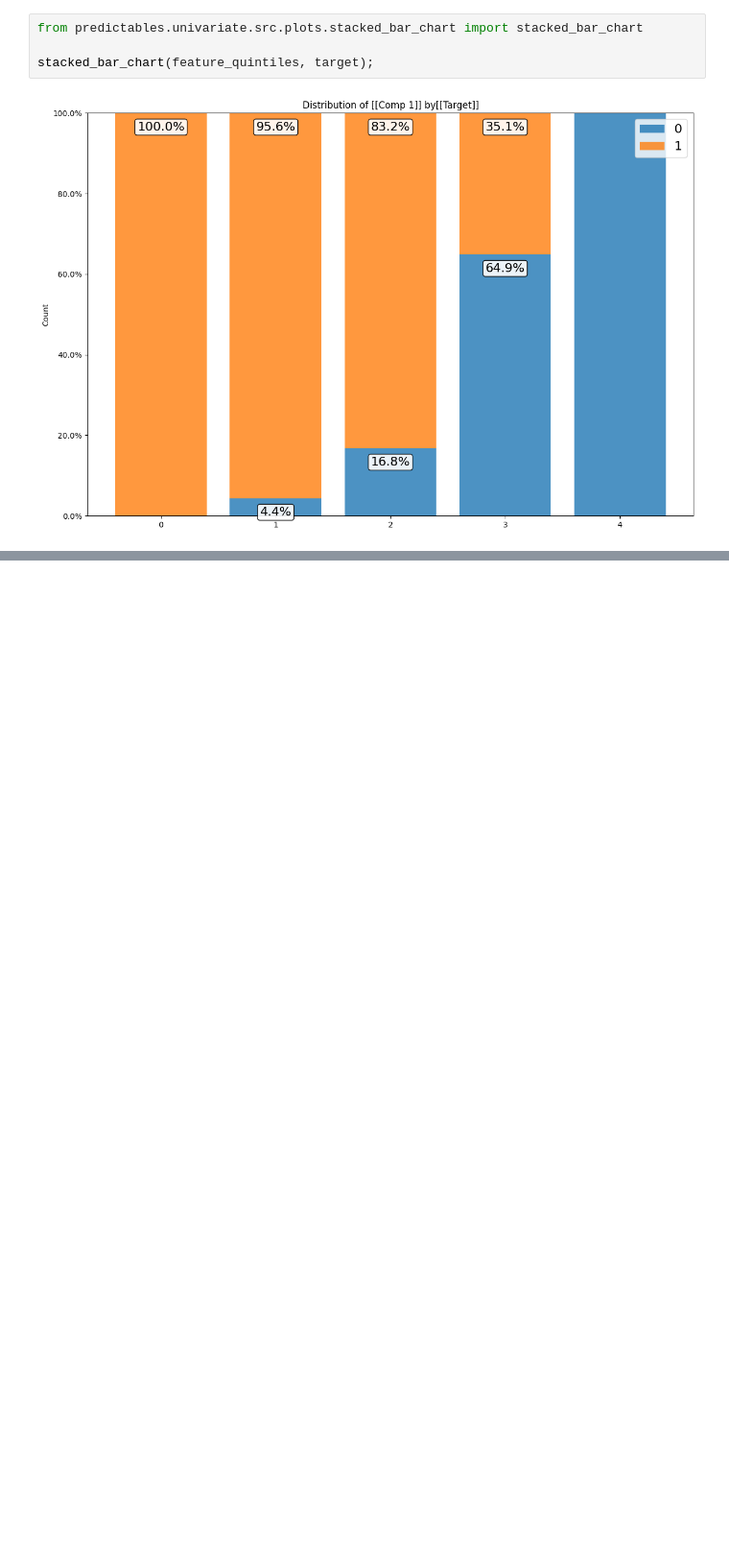
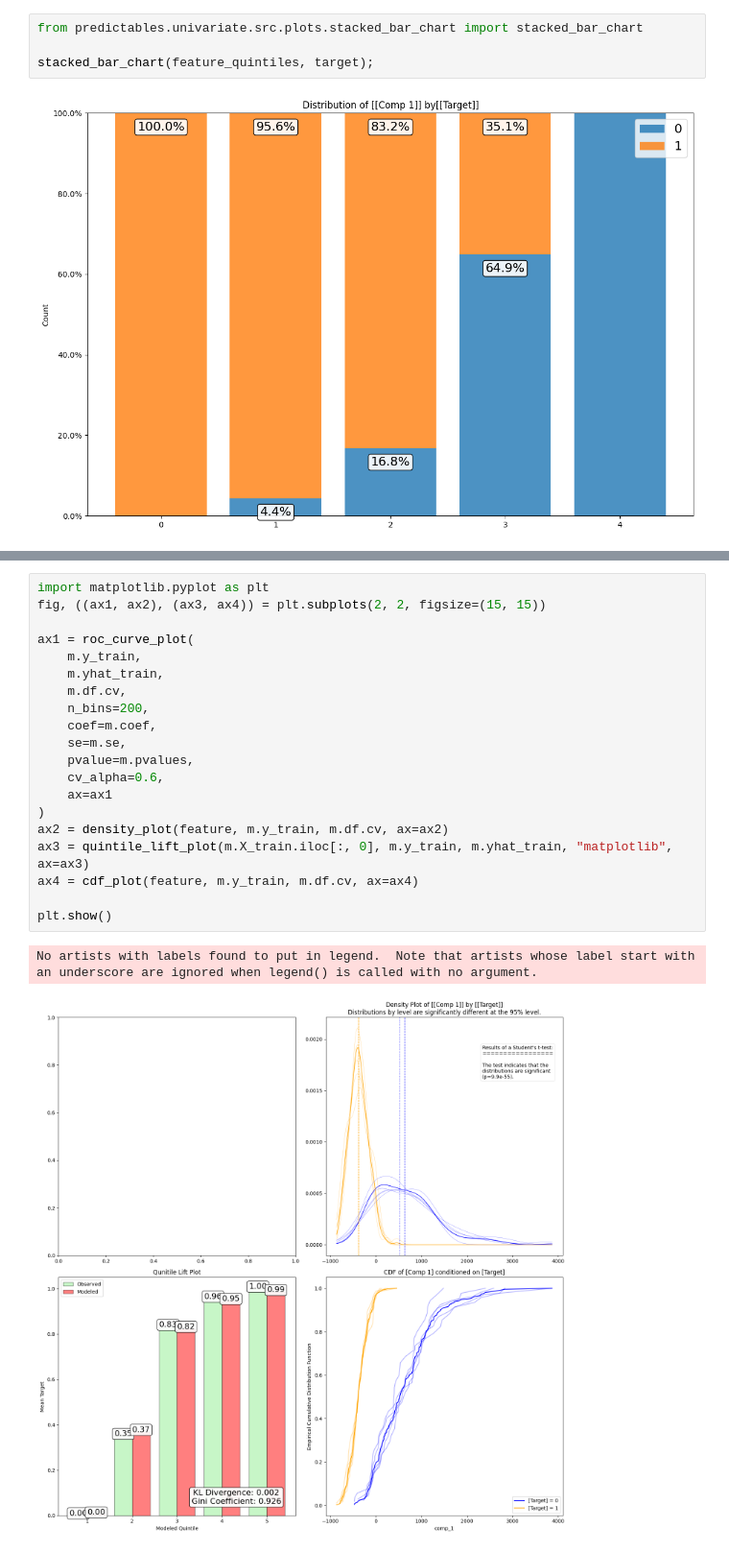
Before and after one commit to predictables/predictables, a Jupyter notebook: dev_univariate.ipynb, the cells around one changed output, grey strips where cells are left out. Shown at 96% size. Drawn from its saved outputs; the diff is of its cells as text; blank space fills up the shorter version.

```diff
--- a/dev_univariate.ipynb
+++ b/dev_univariate.ipynb
@@ -221,0 +222,23 @@ cdf_plot_matplotlib(feature, m.y_train, m.df.cv);
+# %%
+import matplotlib.pyplot as plt
+fig, ((ax1, ax2), (ax3, ax4)) = plt.subplots(2, 2, figsize=(15, 15))
+
+ax1 = roc_curve_plot(
+    m.y_train,
+    m.yhat_train,
+    m.df.cv,
+    n_bins=200,
+    coef=m.coef,
+    se=m.se,
+    pvalue=m.pvalues,
+    cv_alpha=0.6,
+    ax=ax1
+)
+ax2 = density_plot(feature, m.y_train, m.df.cv, ax=ax2)
+ax3 = quintile_lift_plot(m.X_train.iloc[:, 0], m.y_train, m.yhat_train, "matplotlib", ax=ax3)
+ax4 = cdf_plot(feature, m.y_train, m.df.cv, ax=ax4)
+
+plt.show()
+# %% [output]
+No artists with labels found to put in legend.  Note that artists whose label start with an underscore are ignored when legend() is called with no argument.
+[figure, added]
```
Also changed, not shown: parts of 8 cells of this notebook, 6 other files.
